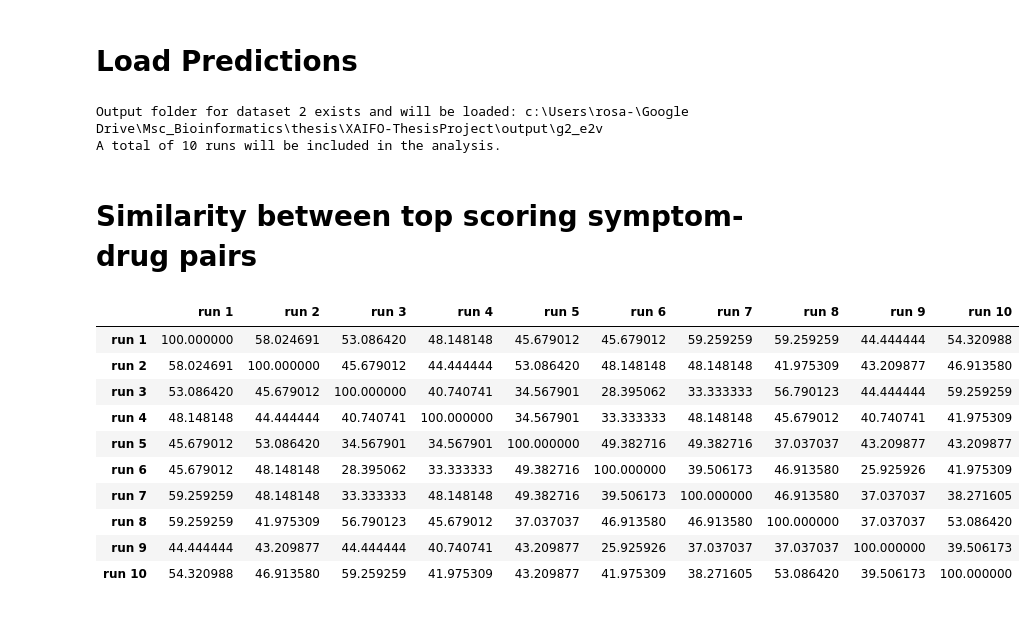
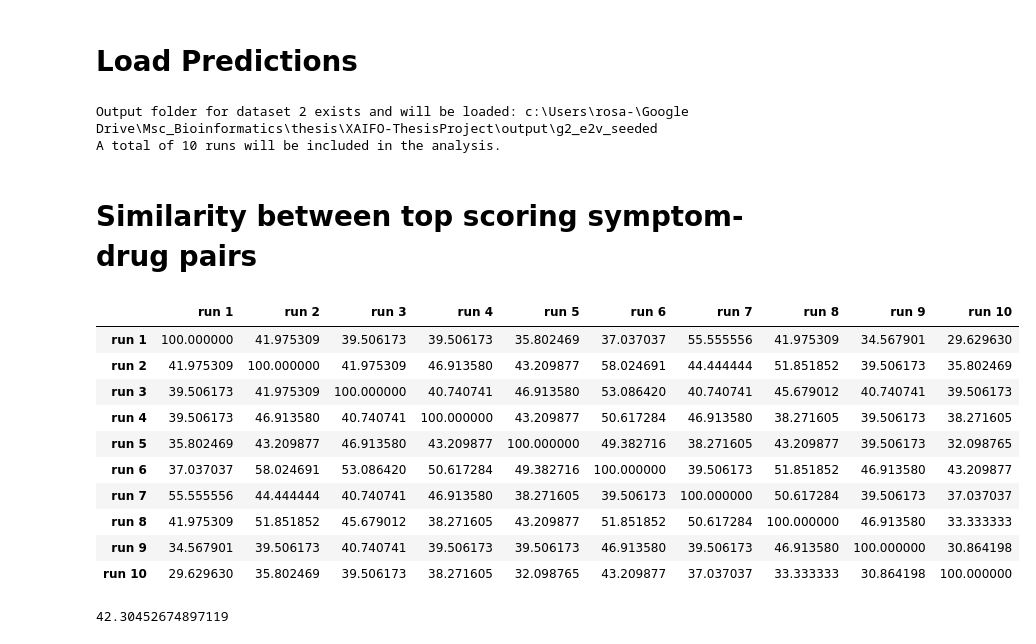
Before and after one commit to rosazwart/XAIFO-ThesisProject, a Jupyter notebook: prediction_analyser.ipynb, the cells around one changed output. Drawn from its saved outputs; the diff is of its cells as text; code cells hidden in the pictures.

```diff
--- a/prediction_analyser.ipynb
+++ b/prediction_analyser.ipynb
@@ -41,13 +42,15 @@ for item in os.listdir(dataset_output_dir):
 
 print(f'A total of {len(run_folders_list)} runs will be included in the analysis.')
 
+run_folders_paths = []
 pred_folders_paths = []
 for run_folder in run_folders_list:
     run_path = os.path.join(dataset_output_dir, run_folder)
+    run_folders_paths.append(run_path)
     pred_run_path = os.path.join(run_path, 'pred')
     pred_folders_paths.append(pred_run_path)
 # %% [output]
-Output folder for dataset 2 exists and will be loaded: c:\Users\rosa-\Google Drive\Msc_Bioinformatics\thesis\XAIFO-ThesisProject\output\g2_e2v
+Output folder for dataset 2 exists and will be loaded: c:\Users\rosa-\Google Drive\Msc_Bioinformatics\thesis\XAIFO-ThesisProject\output\g2_e2v_seeded
 A total of 10 runs will be included in the analysis.
 # %% [markdown]
 # Similarity between top scoring symptom-drug pairs
@@ -72,33 +75,41 @@ for index, pred_path in enumerate(pred_folders_paths):
     drug_symptom_pairs_per_run.append(drug_symptom_pairs)
 # %%
 similarity_matrix = {}
+ratios_non_diagonals = []
 
 for index1, pairs1 in enumerate(drug_symptom_pairs_per_run):
 
     similarities = {}
 
     for index2, pairs2 in enumerate(drug_symptom_pairs_per_run):
         overlap = set([tuple(sorted(ele)) for ele in pairs1]) & set([tuple(sorted(ele)) for ele in pairs2])
         ratio_overlap = len(overlap) / total_drug_symptom_pairs * 100
 
         similarities[f'run {index2+1}'] = ratio_overlap
 
+        if index1 != index2:
+            ratios_non_diagonals.append(ratio_overlap)
+
     similarity_matrix[f'run {index1+1}'] = similarities
 
 similarity_matrix_df = pd.DataFrame(similarity_matrix)
 similarity_matrix_df
 # %% [output]
 |  | run 1 | run 2 | run 3 | run 4 | run 5 | run 6 | run 7 | run 8 | run 9 | run 10 |
-| run 1 | 100.000000 | 58.024691 | 53.086420 | 48.148148 | 45.679012 | 45.679012 | 59.259259 | 59.259259 | 44.444444 | 54.320988 |
-| run 2 | 58.024691 | 100.000000 | 45.679012 | 44.444444 | 53.086420 | 48.148148 | 48.148148 | 41.975309 | 43.209877 | 46.913580 |
-| run 3 | 53.086420 | 45.679012 | 100.000000 | 40.740741 | 34.567901 | 28.395062 | 33.333333 | 56.790123 | 44.444444 | 59.259259 |
-| run 4 | 48.148148 | 44.444444 | 40.740741 | 100.000000 | 34.567901 | 33.333333 | 48.148148 | 45.679012 | 40.740741 | 41.975309 |
-| run 5 | 45.679012 | 53.086420 | 34.567901 | 34.567901 | 100.000000 | 49.382716 | 49.382716 | 37.037037 | 43.209877 | 43.209877 |
-| run 6 | 45.679012 | 48.148148 | 28.395062 | 33.333333 | 49.382716 | 100.000000 | 39.506173 | 46.913580 | 25.925926 | 41.975309 |
-| run 7 | 59.259259 | 48.148148 | 33.333333 | 48.148148 | 49.382716 | 39.506173 | 100.000000 | 46.913580 | 37.037037 | 38.271605 |
-| run 8 | 59.259259 | 41.975309 | 56.790123 | 45.679012 | 37.037037 | 46.913580 | 46.913580 | 100.000000 | 37.037037 | 53.086420 |
-| run 9 | 44.444444 | 43.209877 | 44.444444 | 40.740741 | 43.209877 | 25.925926 | 37.037037 | 37.037037 | 100.000000 | 39.506173 |
-| run 10 | 54.320988 | 46.913580 | 59.259259 | 41.975309 | 43.209877 | 41.975309 | 38.271605 | 53.086420 | 39.506173 | 100.000000 |
+| run 1 | 100.000000 | 41.975309 | 39.506173 | 39.506173 | 35.802469 | 37.037037 | 55.555556 | 41.975309 | 34.567901 | 29.629630 |
+| run 2 | 41.975309 | 100.000000 | 41.975309 | 46.913580 | 43.209877 | 58.024691 | 44.444444 | 51.851852 | 39.506173 | 35.802469 |
+| run 3 | 39.506173 | 41.975309 | 100.000000 | 40.740741 | 46.913580 | 53.086420 | 40.740741 | 45.679012 | 40.740741 | 39.506173 |
+| run 4 | 39.506173 | 46.913580 | 40.740741 | 100.000000 | 43.209877 | 50.617284 | 46.913580 | 38.271605 | 39.506173 | 38.271605 |
+| run 5 | 35.802469 | 43.209877 | 46.913580 | 43.209877 | 100.000000 | 49.382716 | 38.271605 | 43.209877 | 39.506173 | 32.098765 |
+| run 6 | 37.037037 | 58.024691 | 53.086420 | 50.617284 | 49.382716 | 100.000000 | 39.506173 | 51.851852 | 46.913580 | 43.209877 |
+| run 7 | 55.555556 | 44.444444 | 40.740741 | 46.913580 | 38.271605 | 39.506173 | 100.000000 | 50.617284 | 39.506173 | 37.037037 |
+| run 8 | 41.975309 | 51.851852 | 45.679012 | 38.271605 | 43.209877 | 51.851852 | 50.617284 | 100.000000 | 46.913580 | 33.333333 |
+| run 9 | 34.567901 | 39.506173 | 40.740741 | 39.506173 | 39.506173 | 46.913580 | 39.506173 | 46.913580 | 100.000000 | 30.864198 |
+| run 10 | 29.629630 | 35.802469 | 39.506173 | 38.271605 | 32.098765 | 43.209877 | 37.037037 | 33.333333 | 30.864198 | 100.000000 |
+# %%
+np.mean(ratios_non_diagonals)
+# %% [output]
+42.30452674897119
 # %%
 if seeded_emb:
     title_seeded = ' with fixed node embeddings'
```
Also changed, not shown: parts of 4 cells of this notebook, 11 other files.
